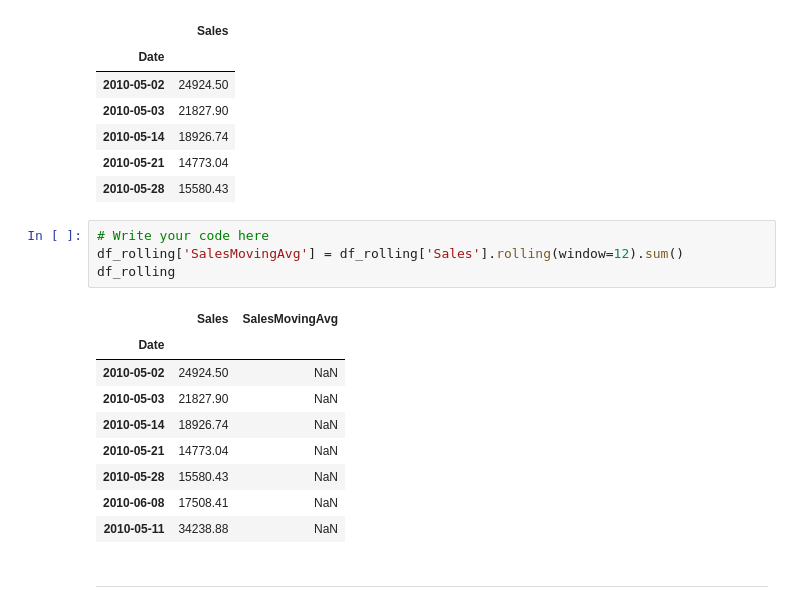
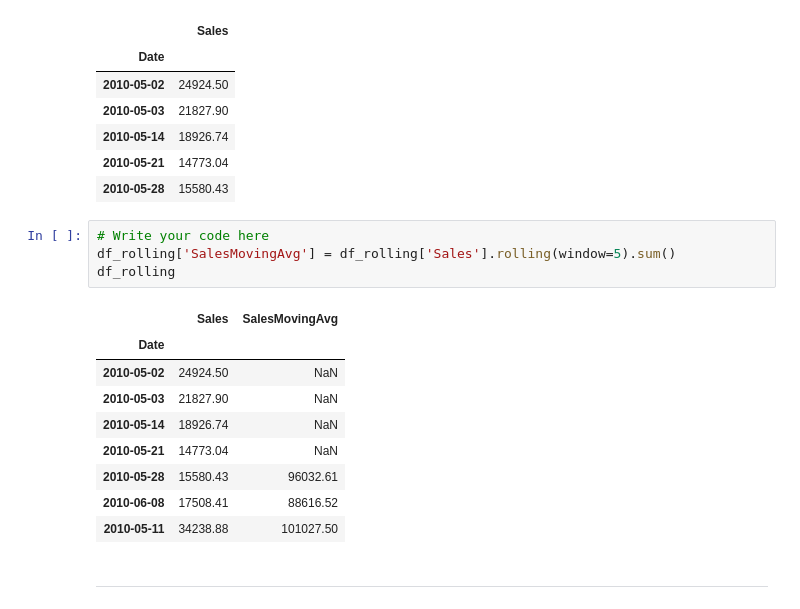
Before and after one commit to RSE1982/sept2025_DBC, a Jupyter notebook: 04-Pandas-Notebooks/topic-10-time_series_data/notebook.ipynb, the cells around one changed output. Saved outputs shown, nothing was run; the diff lists cells and outputs as text.

```diff
--- a/04-Pandas-Notebooks/topic-10-time_series_data/notebook.ipynb
+++ b/04-Pandas-Notebooks/topic-10-time_series_data/notebook.ipynb
@@ -362,18 +362,18 @@ df_rolling.head()
 | 2010-05-28 | 15580.43 |
 # %%
 # Write your code here
-df_rolling['SalesMovingAvg'] = df_rolling['Sales'].rolling(window=12).sum()
+df_rolling['SalesMovingAvg'] = df_rolling['Sales'].rolling(window=5).sum()
 df_rolling
 # %% [output]
 |  | Sales | SalesMovingAvg |
 | Date |  |  |
 | 2010-05-02 | 24924.50 | NaN |
 | 2010-05-03 | 21827.90 | NaN |
 | 2010-05-14 | 18926.74 | NaN |
 | 2010-05-21 | 14773.04 | NaN |
-| 2010-05-28 | 15580.43 | NaN |
-| 2010-06-08 | 17508.41 | NaN |
-| 2010-05-11 | 34238.88 | NaN |
+| 2010-05-28 | 15580.43 | 96032.61 |
+| 2010-06-08 | 17508.41 | 88616.52 |
+| 2010-05-11 | 34238.88 | 101027.50 |
 # %% [markdown]
 ---
 # %% [markdown]
```
Also changed, not shown: parts of 16 cells of this notebook, 1 other file.
